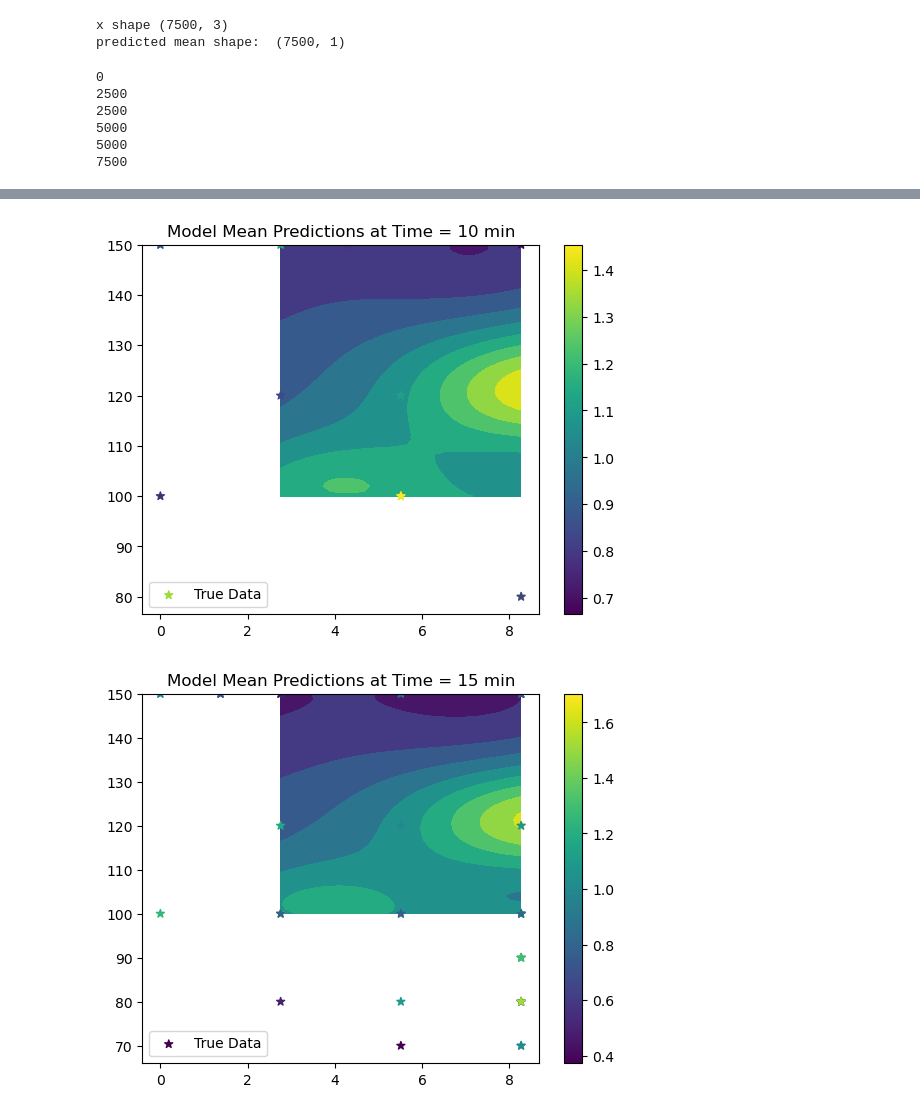
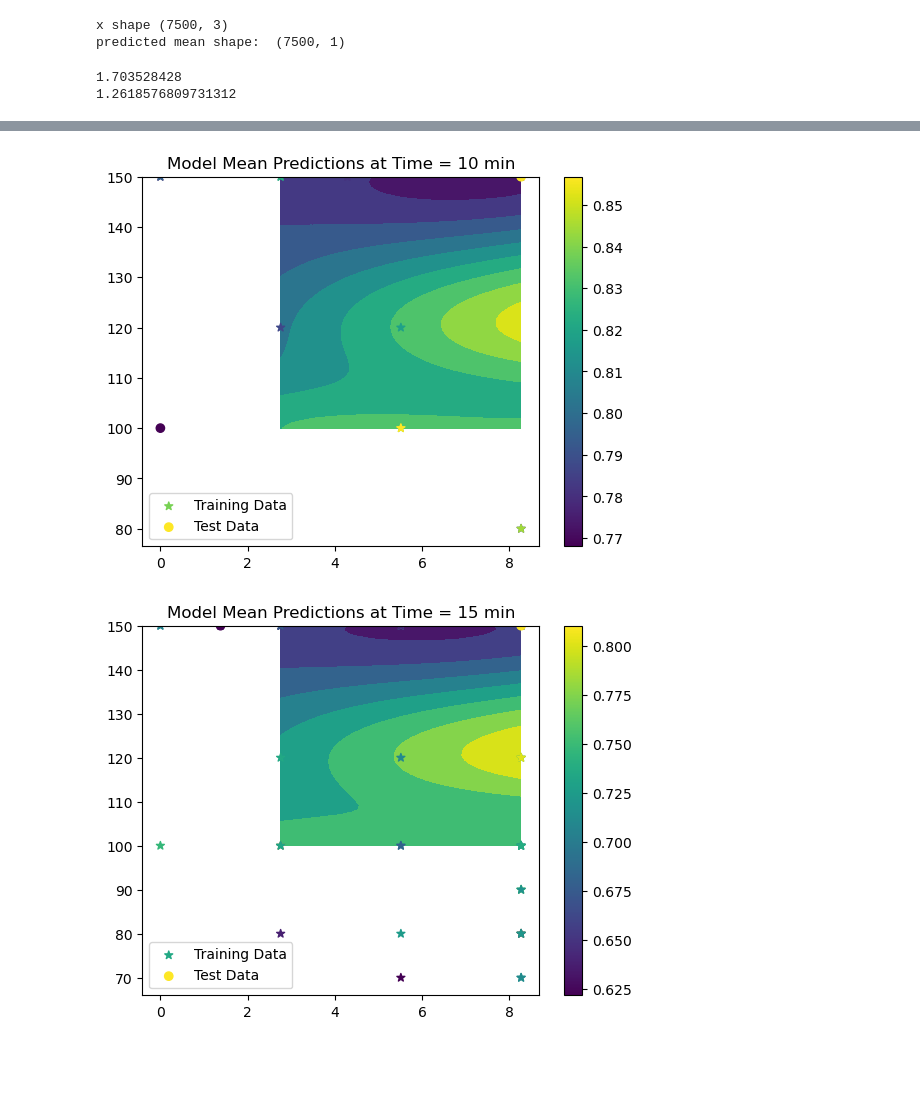
Before and after one commit to tcoonsUM/perovskite_modeling, a Jupyter notebook: tutorial-gpy_nb_int.ipynb, the cells around one changed output, grey strips where cells are left out. Cells and saved outputs as stored; diff of their text form; code cells hidden in the pictures; blank space fills up the shorter version.

```diff
--- a/tutorial-gpy_nb_int.ipynb
+++ b/tutorial-gpy_nb_int.ipynb
@@ -50,8 +76,8 @@ df = pd.read_csv('20230628_Interfacial-Toughness.csv')
 x = df.iloc[:,1:4]
 y = df.loc[:,"Toughness (J/m^2)"]
 noises = df.loc[:,"Stdev (J/m^2)"]
-x_train, x_test, y_train, y_test = train_test_split(x,y,test_size=0.1,random_state=48)
-_, _, noises_train, noises_test = train_test_split(x,noises,test_size=0.1,random_state=48)
+x_train, x_test, y_train, y_test = train_test_split(x,y,test_size=0.05,random_state=49)
+_, _, noises_train, noises_test = train_test_split(x,noises,test_size=0.05,random_state=49)
 
 # converting these objects from pandas dataframe to tensor in the cringiest way possible
 x_train = torch.tensor(np.array(x_train))
@@ -60,5 +86,9 @@ noises_train = torch.tensor(np.array(noises_train))
 noises_test = torch.tensor(np.array(noises_test))
 x_test = torch.tensor(np.array(x_test))
 y_test = torch.tensor(np.array(y_test))
+
+print(x_train[0:2])
+print(y_train[0:2])
+print(noises_train[0:2])
 # %% [output]
 import data
@@ -127,7 +161,7 @@ class ExactGPModel(gpytorch.models.ExactGP):
     def __init__(self, train_x, train_y, likelihood):
         super(ExactGPModel, self).__init__(train_x, train_y, likelihood)
         self.mean_module = gpytorch.means.LinearMean(input_size=3)
-        self.covar_module = gpytorch.kernels.ScaleKernel(gpytorch.kernels.RBFKernel(ard_num_dims=3))
+        self.covar_module = gpytorch.kernels.ScaleKernel(gpytorch.kernels.MaternKernel(ard_num_dims=3))
         #self.covar_module = gpytorch.kernels.ScaleKernel(gpytorch.kernels.RBFKernel(ard_num_dims=3))
 
     def forward(self, x):
@@ -330,11 +369,13 @@ with torch.no_grad():
     trained_pred_dist = likelihood(model(x_pred))
     predictive_mean = trained_pred_dist.mean
     lower, upper = trained_pred_dist.confidence_region()
-    predictive_stdev = (upper-lower)/4
 # scaling back input/output data
-y_test_inverse = np.exp(y_test.reshape(-1,1))
+#y_test_inverse = y_scaler.inverse_transform(y_test.reshape(-1,1))
 x_pred_inverse = scaler.inverse_transform(x_pred)
-predictive_mean_inverse = np.array(np.exp(predictive_mean.reshape(-1,1)))
+predictive_mean_inverse = np.array(np.exp(y_scaler.inverse_transform(predictive_mean.reshape(-1,1))))
+upper_inverse = np.array(np.exp(upper.reshape(-1,1)))
+lower_inverse = np.array(np.exp(lower.reshape(-1,1)))
+predictive_stdev = (upper_inverse-lower_inverse)/4
 print('x shape', x_pred_inverse.shape)
 print('predicted mean shape: ', predictive_mean_inverse.shape)
 x_pred_array = np.array(x_pred_inverse)
@@ -346,28 +387,40 @@ df_results.to_csv('pred_mean_results.csv', index=False)
 x shape (7500, 3)
 predicted mean shape:  (7500, 1)
 # %%
+x_train_orig, x_test_orig, y_train_orig, y_test_orig = train_test_split(x,y,test_size=0.05,random_state=49)
+_, _, noises_train_orig, noises_test_orig = train_test_split(x,noises,test_size=0.05,random_state=49)
+x_train_orig=np.array(x_train_orig)
+y_train_orig=np.array(y_train_orig)
+x_test_orig=np.array(x_test_orig)
+y_test_orig=np.array(y_test_orig)
+noises_train_orig = np.array(noises_train_orig)
+print(np.max(y_train_orig))
+print(np.max(mean_pred_array))
+
 for test_time in [5,10,15]:
     li = int((test_time/5-1)*2500)
     ui = int(li+2500)
-    print(li)
-    print(ui)
+    #print(li)
+    #print(ui)
 
     plt.figure()
     plt.tricontourf(x_pred_inverse[li:ui,1],x_pred_inverse[li:ui,2],mean_pred_array[li:ui,:].squeeze())
     x=np.array(x)
     y=np.array(y)
-    trueYs = y[np.where(x[:,0]==test_time)].reshape(-1,1)
+    #trueYs = y[np.where(x[:,0]==test_time)].reshape(-1,1)
     #trueYs = y[np.where(np.logical_and(x[:,0]==15, x[:,2]==150))]
-    trueXs = (x[np.where(x[:,0]==test_time)])[:,1:3]
+    trueYs = y_train_orig[np.where(x_train_orig[:,0]==test_time)].reshape(-1,1)
+    trueYs_test = y_test_orig[np.where(x_test_orig[:,0]==test_time)].reshape(-1,1)
+    #trueXs = (x[np.where(x[:,0]==test_time)])[:,1:3]
+    trueXs = (x_train_orig[np.where(x_train_orig[:,0]==test_time)])[:,1:3]
+    trueXs_test = (x_test_orig[np.where(x_test_orig[:,0]==test_time)])[:,1:3]
     #trueXs = x[np.where(np.logical_and(x[:,0]==15, x[:,2]==150))]
-    plt.scatter(trueXs[:,0], trueXs[:,1],c=trueYs.squeeze(),marker='*',label='True Data')
+    plt.scatter(trueXs[:,0], trueXs[:,1],c=trueYs.squeeze(),marker='*',label='Training Data')
+    plt.scatter(trueXs_test[:,0], trueXs_test[:,1],c=trueYs_test.squeeze(),marker='o',label='Test Data')
+
     plt.legend(loc=3)
     plt.colorbar()
     plt.title("Model Mean Predictions at Time = "+str(test_time)+" min")
 # %% [output]
-0
-2500
-2500
-5000
-5000
-7500
+1.703528428
+1.2618576809731312
@@ -375,5 +428,5 @@ for test_time in [5,10,15]:
-[figure, old version]
+[figure, new version]
-[figure, old version]
+[figure, new version]
 # %%
 for test_time in [5,10,15]:
     li = int((test_time/5-1)*2500)
```
Also changed, not shown: parts of 12 cells of this notebook, 1 other file.
